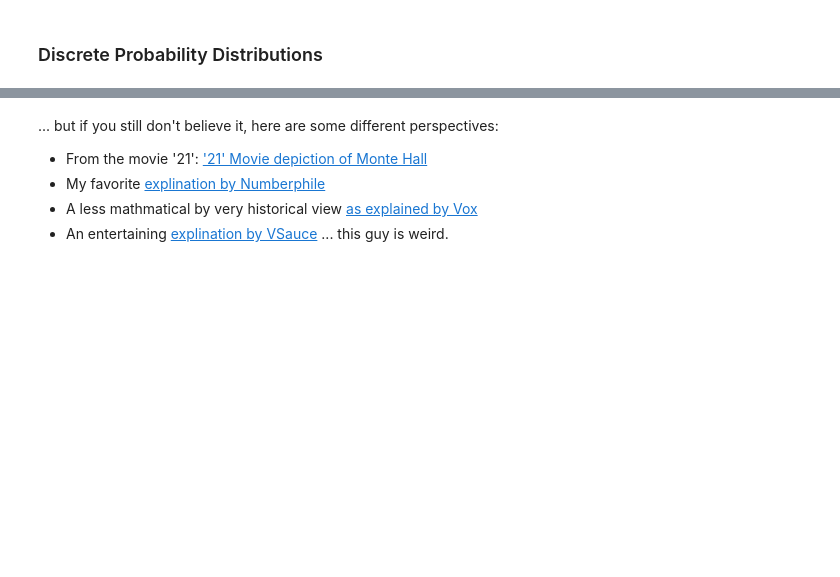
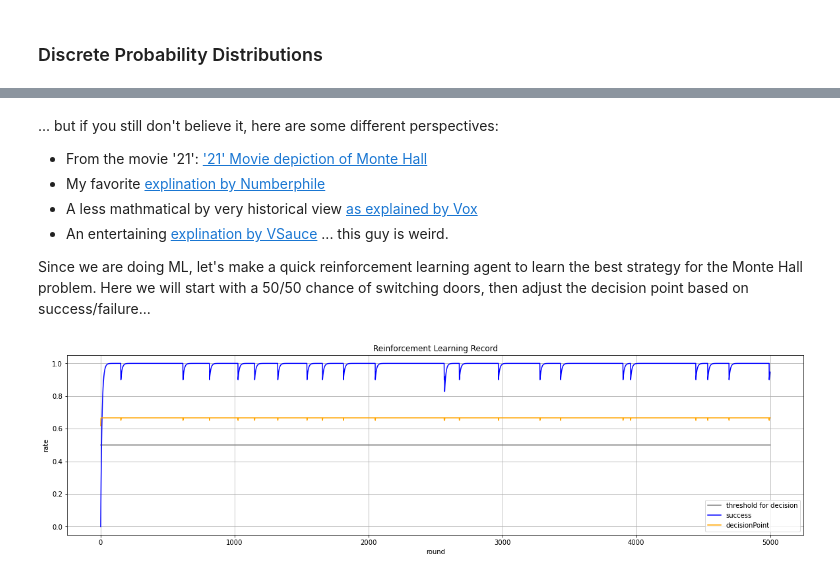
Before and after one commit to bigfastdata/MLTrainingCourse, a Jupyter notebook: WSG2022Spring/Math_Survivial_Lesson.ipynb, the cells around one changed output, grey strips where cells are left out. Saved outputs shown, nothing was run; the diff lists cells and outputs as text; code cells hidden in the pictures; blank space fills up the shorter version.

```diff
--- a/WSG2022Spring/Math_Survivial_Lesson.ipynb
+++ b/WSG2022Spring/Math_Survivial_Lesson.ipynb
@@ -408,47 +441,80 @@ Proportion of wins with switching: 80.00%
 * My favorite [explination by Numberphile](https://youtu.be/4Lb-6rxZxx0)
 * A less mathmatical by very historical view [as explained by Vox](https://youtu.be/ggDQXlinbME)
 * An entertaining [explination by VSauce](https://youtu.be/TVq2ivVpZgQ) ... this guy is weird.
+
+
+Since we are doing ML, let's make a quick reinforcement learning agent to learn the best strategy for the Monte Hall problem. Here we will start with a 50/50 chance of switching doors, then adjust the decision point based on success/failure...
 # %%
 #import tqdm
 
 successRate = 0
 successRateTrace = []
+thresholdTrace = []
 strategyTrace = []
 rateWindow = 10
-numRounds = 500
+numRounds = 5000
+numDoors = 300
 
 decisionPoint = 0.5
-learningRate = 0.1
+learningRate = 0.01
 
 def monteHallAILearner():
     global decisionPoint
     global successRate
     global successRateTrace
     global strategyTrace
+    global thresholdTrace
+
+    threshold = 0.5
+    #threshold = random.random(); # Uncomment this to make a POM-DP problem space
+
+    thresholdTrace.append(threshold)
 
     strategy_this_round = Strategies.STAY_STRATEGY
-    strategyTrace.append(decisionPoint)
-    if random.random() < decisionPoint:
+    if  decisionPoint > threshold:  # Closer to zero means stay, Closer to one means switch
         strategy_this_round = Strategies.SWITCH_STRATEGY
-    result = monteHallGame(strategy_this_round)
-    if  result == 1:
-        decisionPoint += decisionPoint * learningRate
+
+    #Play the game one round
+    result = monteHallGame(strategy_this_round, numDoors)
+
+    # Explicit conditional 'learning', but there is a much more elegant solution with a single equation...
+    if result == 1:
+        # IF I won...
+        if  strategy_this_round ==  Strategies.STAY_STRATEGY:
+            # ... and I stayed, increase the chance I stay
+            decisionPoint = sigmoidal(decisionPoint - learningRate)
+        else:
+            #... or if I switched, increase the chance I switch
+            decisionPoint = sigmoidal(decisionPoint + learningRate)
     else:
-        decisionPoint += decisionPoint * learningRate
+        # But if I lost...
+        if  strategy_this_round ==  Strategies.STAY_STRATEGY:
+            # ... greater chance of swapping instead of staying (opposite of this time)
+            decisionPoint = sigmoidal(decisionPoint + learningRate)
+        else:
+            # ... greater chance of staying instead of swapping (opposite of this time)
+            decisionPoint = sigmoidal(decisionPoint - learningRate)
+    decisionPoint += learningRate * (result - decisionPoint)
     successRate = successRate * (1 - 1/rateWindow) + result / rateWindow
     successRateTrace.append(successRate)
-
+    strategyTrace.append(decisionPoint)
 
 for i in range(numRounds):
     monteHallAILearner()
 
-idx = [ i for i in range(len(successRate))]
+idx = [ i for i in range(len(successRateTrace))]
 
 fig, ax = plt.subplots()
-ax.plot(idx, strategyTrace, color='o', label='decisionPoint')
-ax.plot(idx, successRateTrace, color='b', label='success')
+fig.set_size_inches(20, 5)
+ax.plot(idx, thresholdTrace, color='0.5', label='threshold for decision')
+ax.plot(idx, successRateTrace, color='#0000FF', label='success')
+ax.plot(idx, strategyTrace, color='#FFA500', label='decisionPoint')
+
 plt.xlabel("round")
 plt.ylabel("rate")
 plt.title("Reinforcement Learning Record")
 plt.legend()
+plt.grid(True, which='both')
 plt.show()
+# %% [output]
+[figure, added]
```
Also changed, not shown: parts of 14 cells of this notebook.
